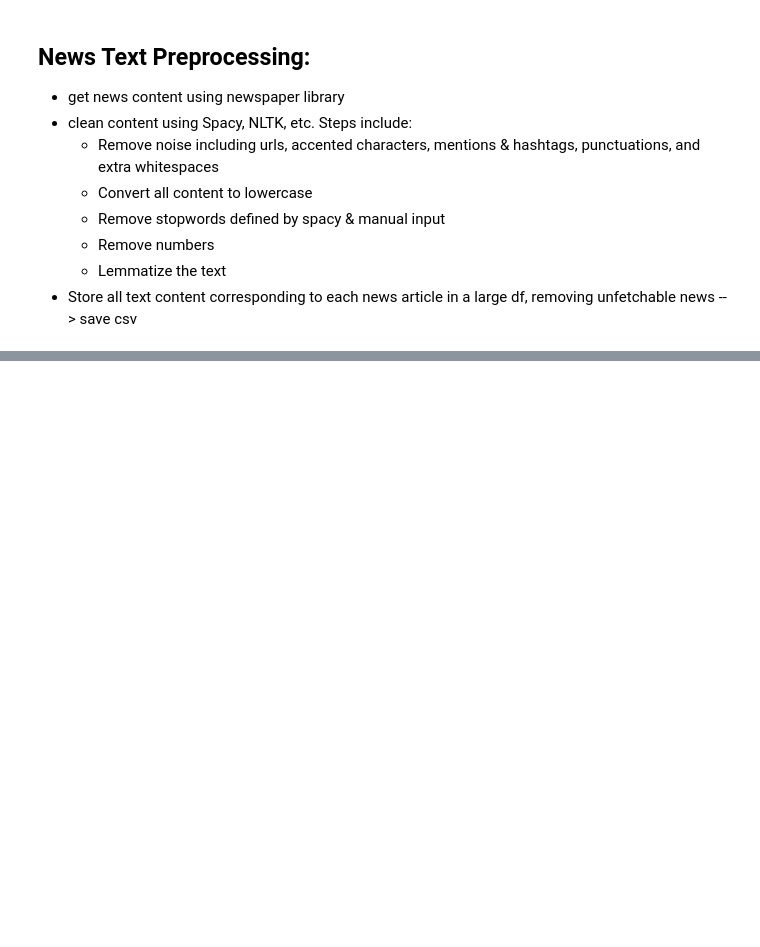
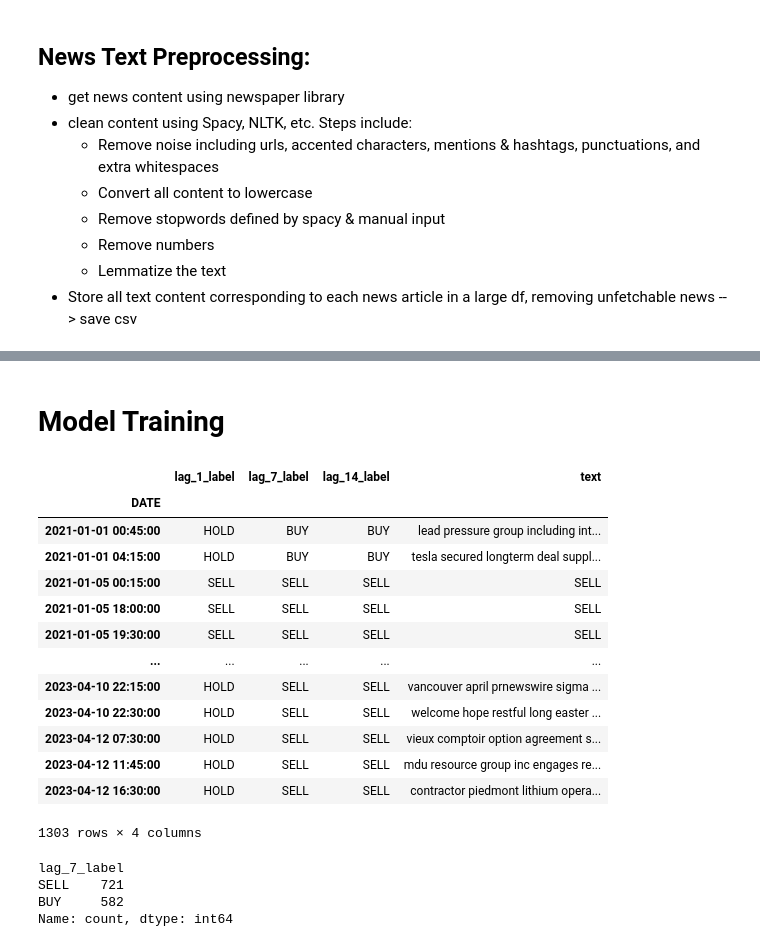
Before and after one commit to BomingZhang-coder/lithium-commodities-dashboard, a Jupyter notebook: jerry/news_nlp_analysis.ipynb, the cells around one changed output, grey strips where cells are left out. Saved outputs shown, nothing was run; the diff lists cells and outputs as text; code cells hidden in the pictures; blank space fills up the shorter version.

```diff
--- a/jerry/news_nlp_analysis.ipynb
+++ b/jerry/news_nlp_analysis.ipynb
@@ -184,0 +231,2 @@ news_text.to_csv('news_text.csv')
+# %% [markdown]
+# Model Training
@@ -184,0 +243,27 @@ news_text.to_csv('news_text.csv')
+# %%
+news_text = pd.read_csv(f"{cleaned_data_dir}/news_text_cleaned.csv", index_col=0)
+news_text.set_index('DATE', inplace=True)
+
+news_text[news_text['lag_7_label'] == 'HOLD'] = 'SELL'
+
+display(news_text[['lag_1_label', 'lag_7_label', 'lag_14_label', 'text']])
+display(news_text['lag_7_label'].value_counts())
+# %% [output]
+|  | lag_1_label | lag_7_label | lag_14_label | text |
+| DATE |  |  |  |  |
+| 2021-01-01 00:45:00 | HOLD | BUY | BUY | lead pressure group including int... |
+| 2021-01-01 04:15:00 | HOLD | BUY | BUY | tesla secured longterm deal suppl... |
+| 2021-01-05 00:15:00 | SELL | SELL | SELL | SELL |
+| 2021-01-05 18:00:00 | SELL | SELL | SELL | SELL |
+| 2021-01-05 19:30:00 | SELL | SELL | SELL | SELL |
+| ... | ... | ... | ... | ... |
+| 2023-04-10 22:15:00 | HOLD | SELL | SELL | vancouver april prnewswire sigma ... |
+| 2023-04-10 22:30:00 | HOLD | SELL | SELL | welcome hope restful long easter ... |
+| 2023-04-12 07:30:00 | HOLD | SELL | SELL | vieux comptoir option agreement s... |
+| 2023-04-12 11:45:00 | HOLD | SELL | SELL | mdu resource group inc engages re... |
+| 2023-04-12 16:30:00 | HOLD | SELL | SELL | contractor piedmont lithium opera... |
+1303 rows × 4 columns
+lag_7_label
+SELL    721
+BUY     582
+Name: count, dtype: int64
```
Also changed, not shown: parts of 8 cells of this notebook, 6 other files.
